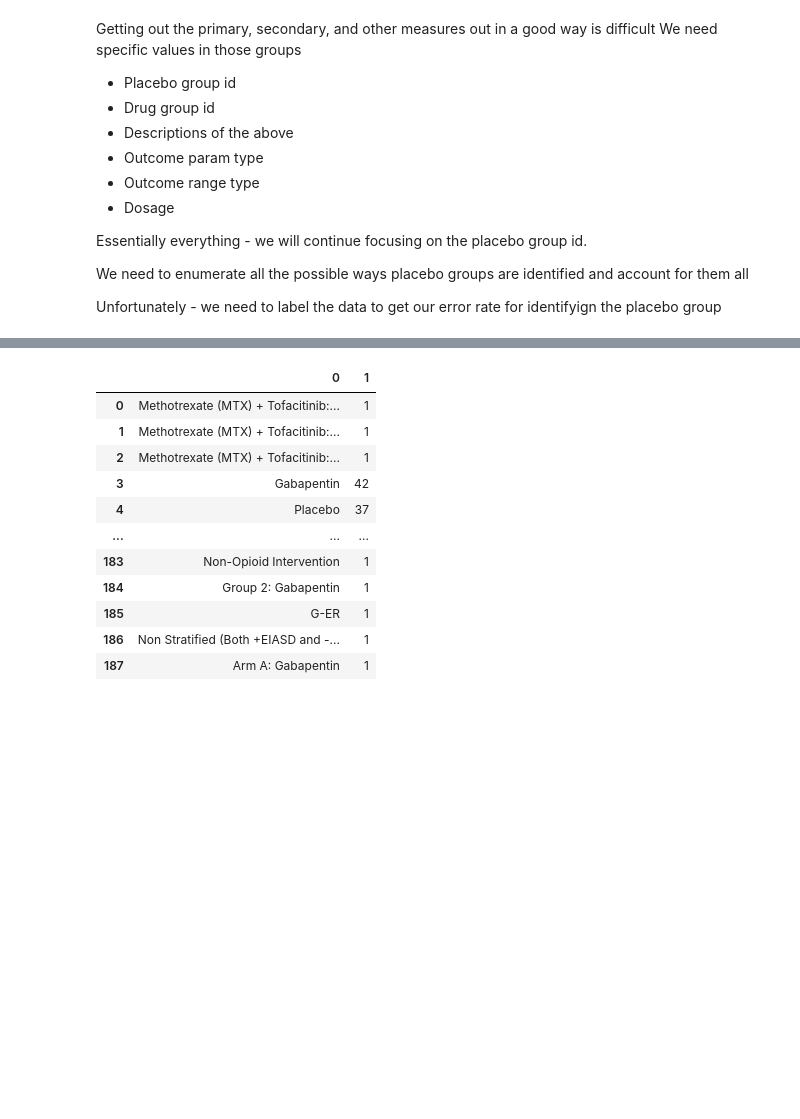
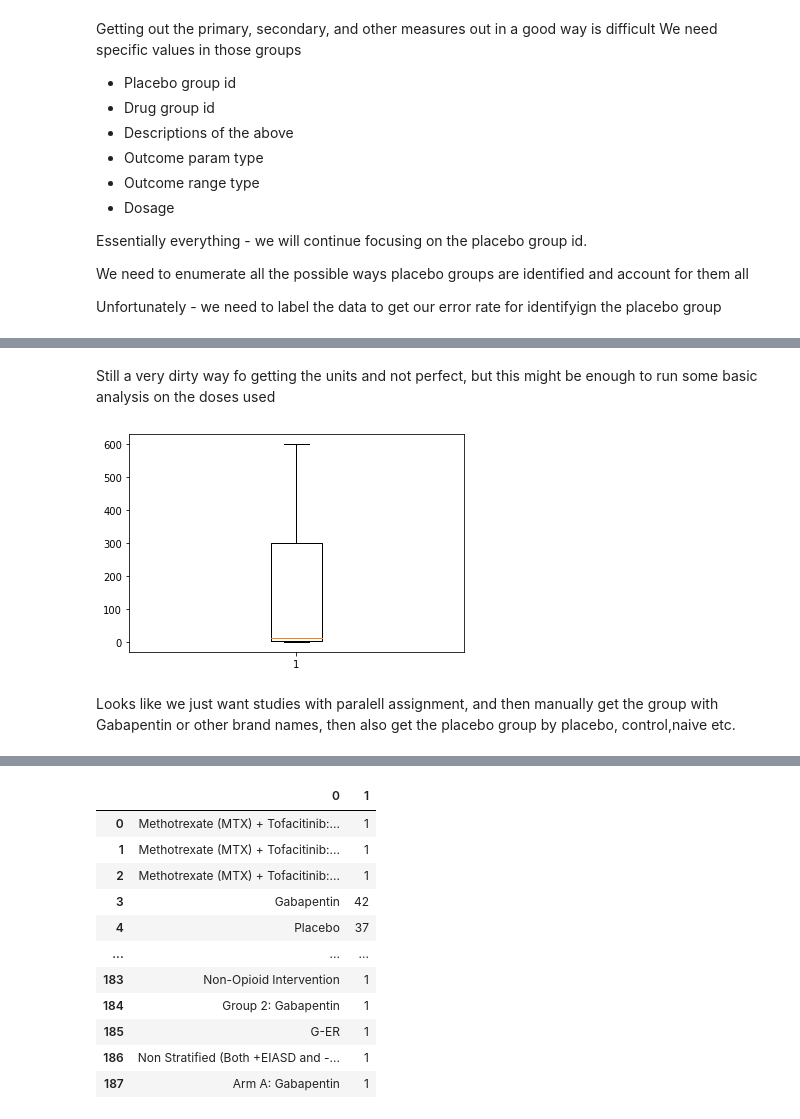
Before and after one commit to porterehunley/drugprocessing, a Jupyter notebook: ClincalTrialsPlayground.ipynb, the cells around one changed output, grey strips where cells are left out. Drawn from its saved outputs; the diff is of its cells as text; code cells hidden in the pictures; blank space fills up the shorter version.

```diff
--- a/ClincalTrialsPlayground.ipynb
+++ b/ClincalTrialsPlayground.ipynb
@@ -333,0 +416,10 @@ groups.head()
+# %%
+def flatten_triple_list(trip_list):
+    for nest1 in trip_list:
+        for nest2 in nest1:
+            for item in nest2:
+                yield item
+
+# We need to enumerate these words to see what we need to put in our hitlist
+trailings = pd.Series(flatten_triple_list(groups['trailings'].tolist())) #[item for sublist in t for item in sublist]
+trailings.value_counts()
@@ -333,0 +470,3 @@ groups.head()
+# %%
+# Some manual checking
+groups['no_measure'] = pd.Series(['Unknown' for i in range(len(groups['has_drug']))])
@@ -333,0 +495,22 @@ groups.head()
+# %%
+#Put it all together
+units_map = {
+    'milligram': 'mg',
+    'kilogram': 'kg',
+    'gram': 'g'
+            }
+def clean_doses_map(doses_map, hitlist):
+    units = []
+    nums_map = {}
+    for num in doses_map:
+        unit = []
+        for word in doses_map[num]:
+            if word in hitlist:
+                unit.append(units_map[word] if word in units_map else word)
+            elif '/' in word:
+                unit.append('/'.join(filter(lambda x: x in hitlist, word.split('/'))))
+        nums_map[num] = ''.join(unit).replace('per', '/')
+    return nums_map
+
+groups['units'] = groups['doses_obj'].apply(lambda x: clean_doses_map(x, doses_hit_list))
+groups
@@ -333,0 +551,10 @@ groups.head()
+# %% [markdown]
+Still a very dirty way fo getting the units and not perfect, but this might be enough to run some
+basic analysis on the doses used
+# %%
+import matplotlib.pyplot as plt
+drug_groups = groups[groups['has_drug']]
+plt.boxplot([item for sublist in drug_groups['nums'] for item in sublist], showfliers=False)
+plt.show()
+# %% [output]
+[figure, added]
@@ -333,0 +565,3 @@ groups.head()
+# %% [markdown]
+Looks like we just want studies with paralell assignment, and then manually get the group with Gabapentin or other
+brand names, then also get the placebo group by placebo, control,naive etc.
```
Also changed, not shown: parts of 19 cells of this notebook, 1 other file.
